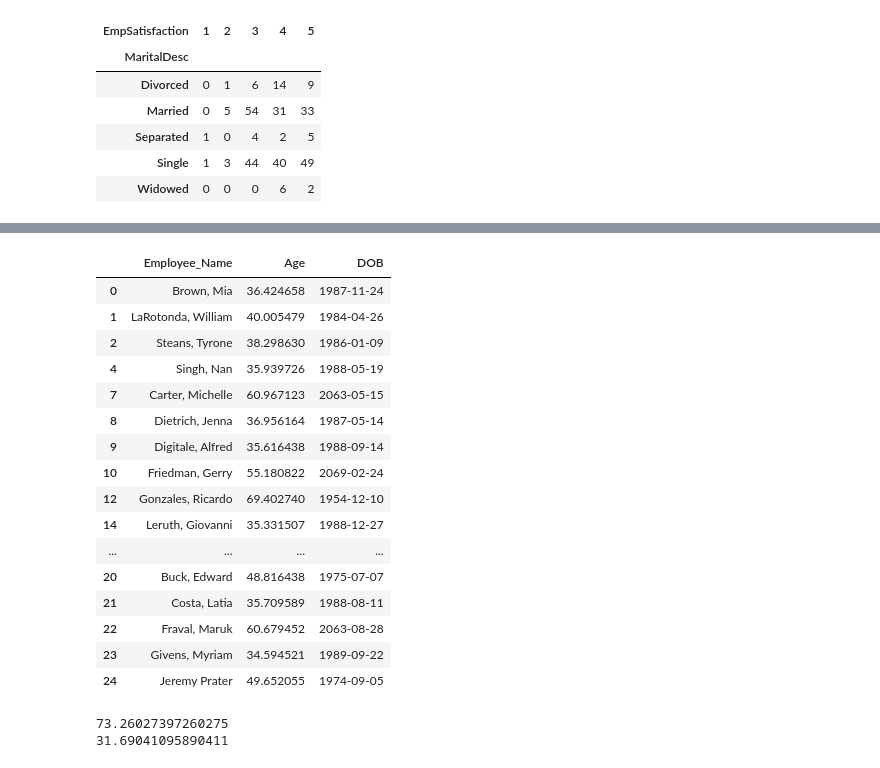
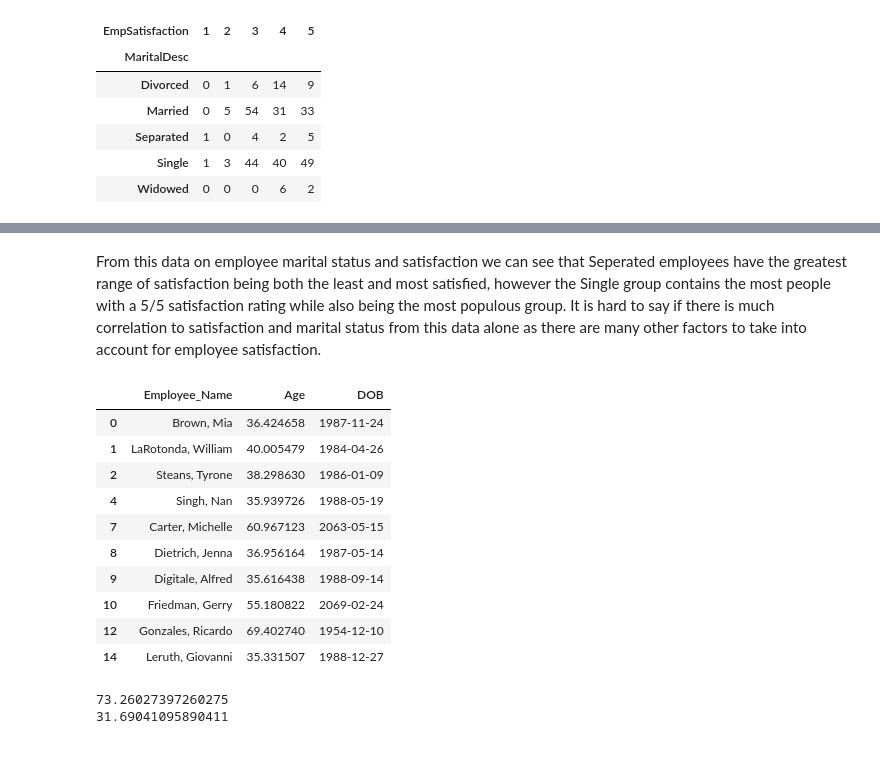
Before and after one commit to michalkrzyzanowski2001/week9, a Jupyter notebook: week9task2.ipynb, the cells around one changed output, grey strips where cells are left out. Cells and saved outputs as stored; diff of their text form; code cells hidden in the pictures.

```diff
--- a/week9task2.ipynb
+++ b/week9task2.ipynb
@@ -95,3 +59,0 @@ pd.crosstab(df['Department'],df['Sex'])
-# %%
-df['HispanicLatino'] = df['HispanicLatino'].str.title()
-sns.boxplot(x='Sex',y='PayRate',data=df,hue='HispanicLatino')
@@ -207,34 +145,30 @@ pd.crosstab(df['MaritalDesc'],df['EmpSatisfaction'])
+# %% [markdown]
+From this data on employee marital status and satisfaction we can see that Seperated employees have the greatest range of satisfaction being both the least and most satisfied, however the Single group contains the most people with a 5/5 satisfaction rating while also being the most populous group. It is hard to say if there is much correlation to satisfaction and marital status from this data alone as there are many other factors to take into account for employee satisfaction.
 # %%
 def age(row):
     if pd.isnull(row['DateofTermination']):
         if pd.to_datetime(row['DOB']) > dt.datetime(2024,4,18):
             age = dt.datetime(2124,4,18) - row['DOB']
         else:
             age = dt.datetime(2024,4,18) - row['DOB']
     else:
         return(0)
     return(age/np.timedelta64(365,'D'))
 df["Age"]= df.apply(lambda row: age(row),axis=1)
 df= df[df['Age'] != 0]
-df[["Employee_Name","Age","DOB"]].head(20)
+df[["Employee_Name","Age","DOB"]].head(10)
 # %% [output]
 |  | Employee_Name | Age | DOB |
 | 0 | Brown, Mia | 36.424658 | 1987-11-24 |
 | 1 | LaRotonda, William | 40.005479 | 1984-04-26 |
 | 2 | Steans, Tyrone | 38.298630 | 1986-01-09 |
 | 4 | Singh, Nan | 35.939726 | 1988-05-19 |
 | 7 | Carter, Michelle | 60.967123 | 2063-05-15 |
 | 8 | Dietrich, Jenna | 36.956164 | 1987-05-14 |
 | 9 | Digitale, Alfred | 35.616438 | 1988-09-14 |
 | 10 | Friedman, Gerry | 55.180822 | 2069-02-24 |
 | 12 | Gonzales, Ricardo | 69.402740 | 1954-12-10 |
 | 14 | Leruth, Giovanni | 35.331507 | 1988-12-27 |
-| ... | ... | ... | ... |
-| 20 | Buck, Edward | 48.816438 | 1975-07-07 |
-| 21 | Costa, Latia | 35.709589 | 1988-08-11 |
-| 22 | Fraval, Maruk | 60.679452 | 2063-08-28 |
-| 23 | Givens, Myriam | 34.594521 | 1989-09-22 |
-| 24 | Jeremy Prater | 49.652055 | 1974-09-05 |
 # %%
 print(df['Age'].max())
 print(df['Age'].min())
```
Also changed, not shown: parts of 15 cells of this notebook.
